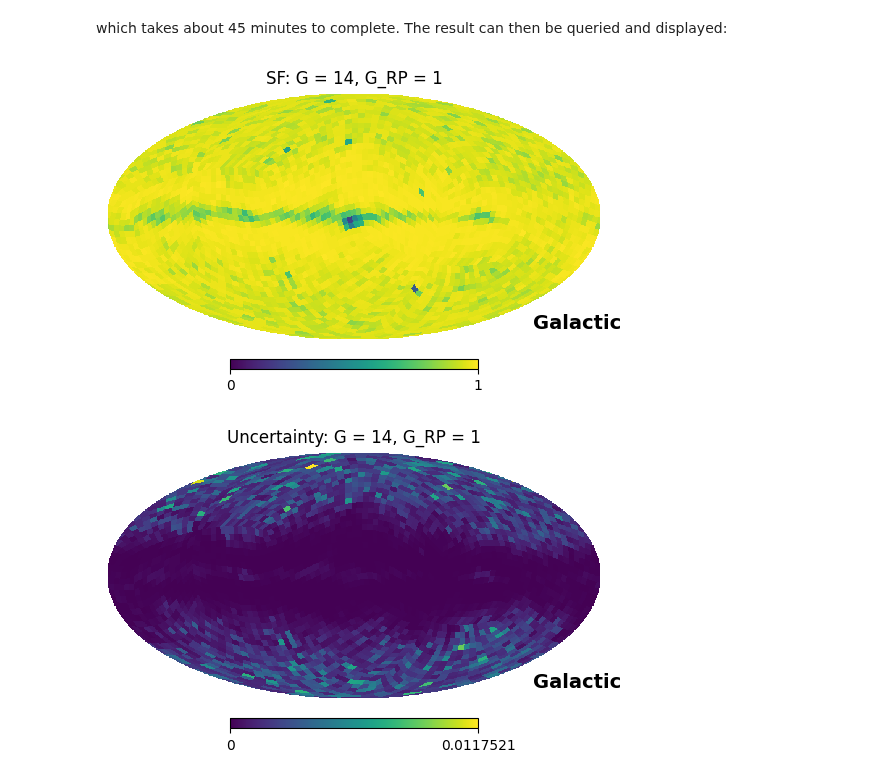
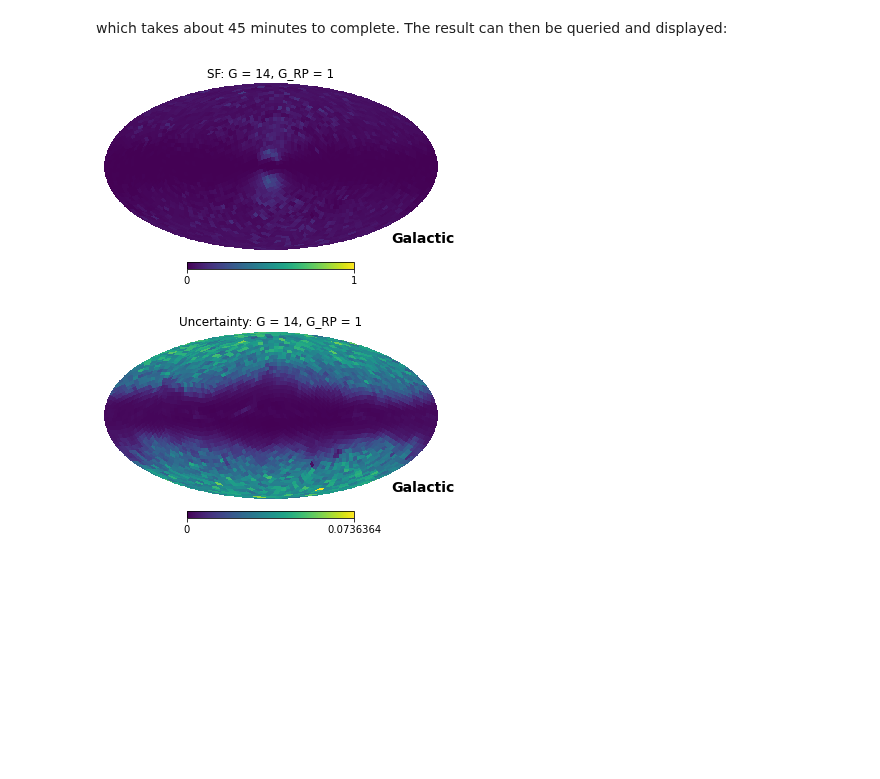
Before and after one commit to gaia-unlimited/gaiaunlimited, a Jupyter notebook: docs/notebooks/SubsampleSF_Tutorial.ipynb, the cells around one changed output. Saved outputs shown, nothing was run; the diff lists cells and outputs as text; code cells hidden in the pictures; blank space fills up the shorter version.

```diff
--- a/docs/notebooks/SubsampleSF_Tutorial.ipynb
+++ b/docs/notebooks/SubsampleSF_Tutorial.ipynb
@@ -101,21 +105,21 @@ which takes about 45 minutes to complete. The result can then be queried and dis
 # %%
 G = 14
 GRP = 1
 
 coords_of_centers = utils.get_healpix_centers(4)
 gmag = np.ones_like(coords_of_centers) * G
 col = np.ones_like(coords_of_centers) * GRP
 
-userSample_SF_lvl4,userVar_lvl4 = subsampleSF.query(coords_of_centers,phot_g_mean_mag_ = gmag,g_rp_ = col,
+userSample_SF_lvl4,userVar_lvl4 = userSampleSF.query(coords_of_centers,phot_g_mean_mag_ = gmag,g_rp_ = col,
                                      return_variance = True,fill_nan = False)
 
 plt.figure()
 hp.mollview(userSample_SF_lvl4,hold = True,min = 0,max = 1,
             title = 'SF: G = {}, G_RP = {}'.format(G,GRP),coord = 'CG')
 
 plt.figure()
 hp.mollview(userVar_lvl4,hold = True,min = 0,
             title = 'Uncertainty: G = {}, G_RP = {}'.format(G,GRP),coord = 'CG')
 # %% [output]
-[figure, old version]
+[figure, new version]
-[figure, old version]
+[figure, new version]
```
Also changed, not shown: parts of 3 cells of this notebook.
